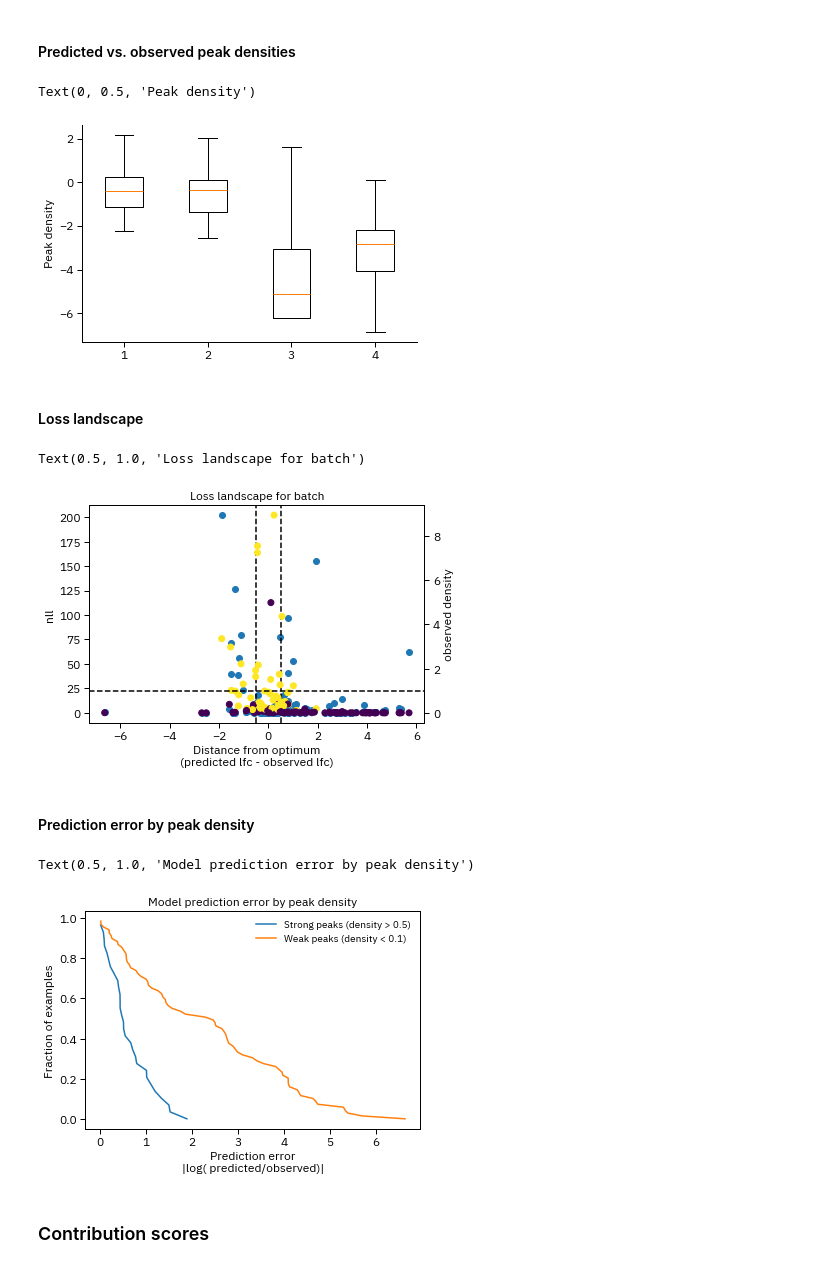
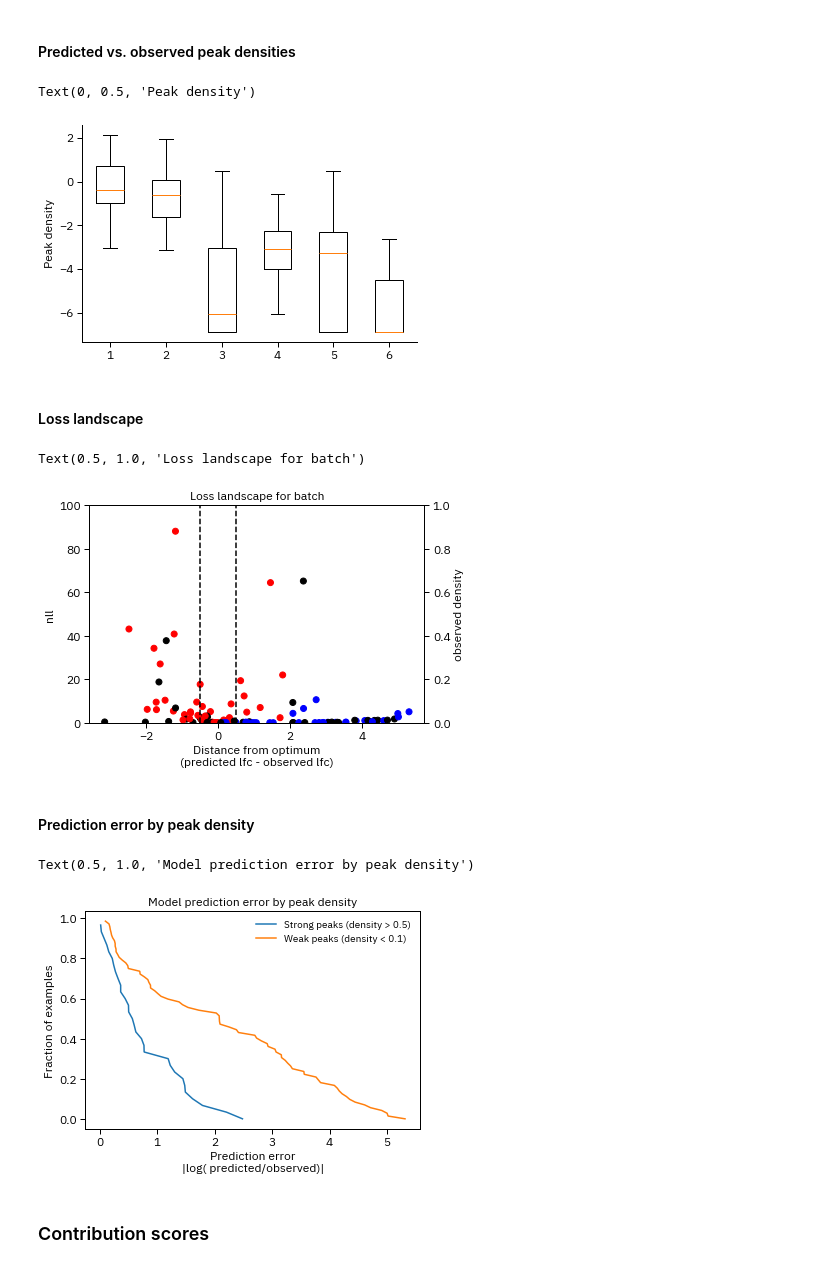
Before and after one commit to vierstralab/vinson, a Jupyter notebook: DHS_Quantitative_Model.ipynb, the cells around one changed output. Drawn from its saved outputs; the diff is of its cells as text; code cells hidden in the pictures.

```diff
--- a/DHS_Quantitative_Model.ipynb
+++ b/DHS_Quantitative_Model.ipynb
@@ -85,16 +103,17 @@ model.load_state_dict(pretrained_state_dict)
 # %%
 batch = next(iter(dataloader))
 
-X_seq, X_embed, indicator, density, read_depth, r = (
+X_seq, X_embed, indicator, density, read_depth, r, example_type = (
     batch["seq"],
     batch["embed"],
     batch["indicator"],
     batch["density"],
     batch["read_depth"],
     batch["r"],
+    batch["class"],
 )
 
-density = density + 0.001
+density = density
 
 y_ = model(X_seq, X_embed).squeeze().detach()
 
@@ -112,5 +131,13 @@ loss = 10.95170783996582
 # %% [markdown]
 #### Predicted vs. observed read counts
+# %%
+colors = {
+    "positive": "red",
+    "negative": "blue",
+    "gc_matched_negative": "black",
+}
+
+c = [colors[x] for x in example_type]
 # %%
 x = target_counts.log()
 y = pred_counts.log()
@@ -147,11 +179,20 @@ pred_wo_peak = y_[~indicator.to(bool)]
 obs_w_peak = (density + 0.001).log()[indicator.to(bool)]
 obs_wo_peak = (density + 0.001).log()[~indicator.to(bool)]
 
+obs_w_peak = (density + 0.001).log()[indicator.to(bool)]
+obs_wo_peak = (density + 0.001).log()[~indicator.to(bool)]
+
+obs_gc_neg = (density + 0.001).log()[np.array(example_type)=="gc_matched_negative"]
+obs_neg = (density + 0.001).log()[np.array(example_type)=="negative"]
+
+
 y = [
     obs_w_peak,
     pred_w_peak,
     obs_wo_peak,
     pred_wo_peak,
+    obs_gc_neg,
+    obs_neg
 ]
 
 b = plt.boxplot(y, showfliers=False)
@@ -159,34 +200,36 @@ b = plt.boxplot(y, showfliers=False)
 plt.ylabel("Peak density")
 # %% [output]
 Text(0, 0.5, 'Peak density')
-[figure, old version]
+[figure, new version]
 # %% [markdown]
 #### Loss landscape
 # %%
-lfc = y_ - torch.log(density)
+lfc = y_ - torch.log(density+0.001)
 
 ax = plt.gca()
 
-ax.scatter(lfc, loss, label="delta NLL")
+ax.scatter(lfc, loss, label="delta NLL", c=c)
 ax.axvline(-0.5, color="k", ls="--")
 ax.axvline(0.5, color="k", ls="--")
 
 plt.xlabel("Distance from optimum\n(predicted lfc - observed lfc)")
 ax.set_ylabel("nll")
 
+ax.set_ylim(0, 100)
+
 ax = ax.twinx()
 
-ax.scatter(lfc, density, c=indicator, label="Density")
+# ax.scatter(lfc, density, c=indicator, label="Density")
 ax.axhline(1, color="k", ls="--")
 
 ax.set_ylabel("observed density")
 
 [plt.gca().spines[loc].set_visible(True) for loc in ["top", "right"]]
 
 plt.title("Loss landscape for batch")
 # %% [output]
 Text(0.5, 1.0, 'Loss landscape for batch')
-[figure, old version]
+[figure, new version]
 # %% [markdown]
 #### Prediction error by peak density
 # %%
@@ -210,7 +253,7 @@ plt.legend()
 plt.title("Model prediction error by peak density")
 # %% [output]
 Text(0.5, 1.0, 'Model prediction error by peak density')
-[figure, old version]
+[figure, new version]
 # %% [markdown]
 ### Contribution scores
 # %%
```
Also changed, not shown: parts of 8 cells of this notebook, 4 other files.
